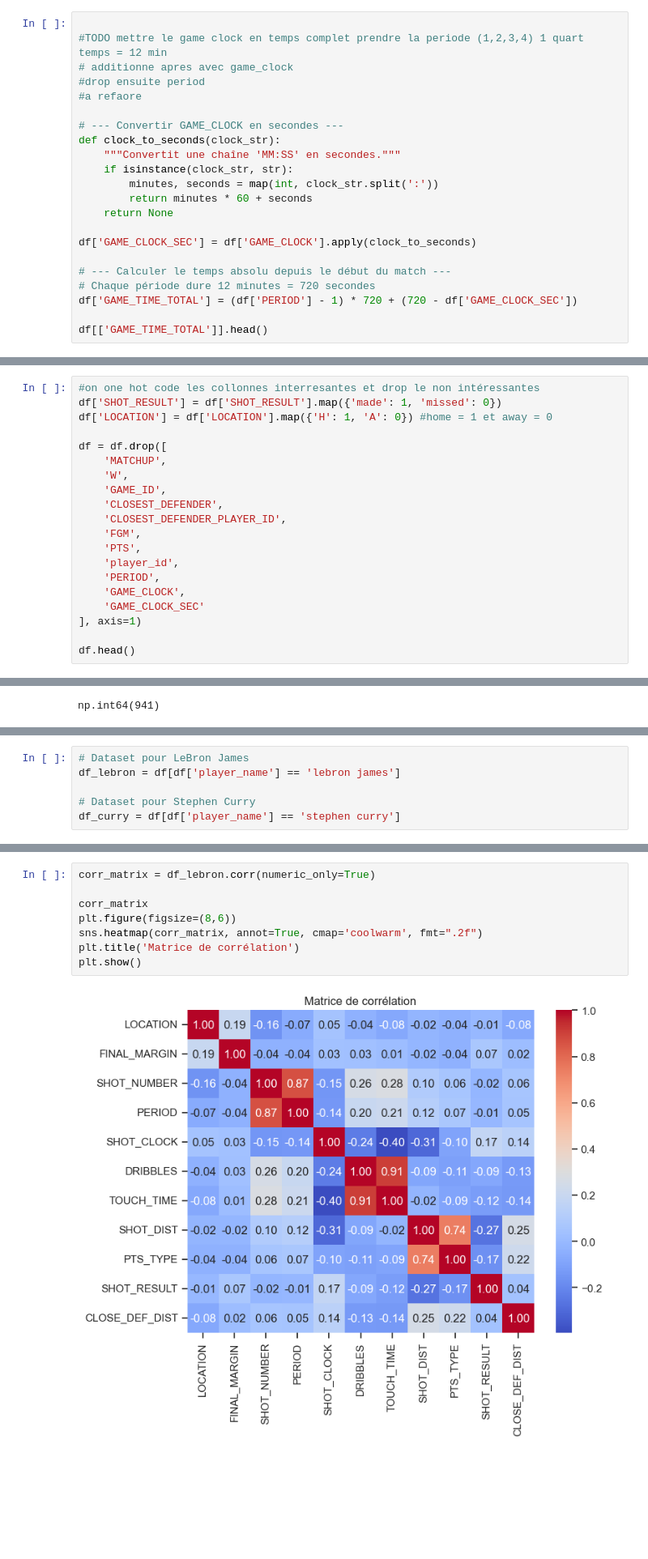
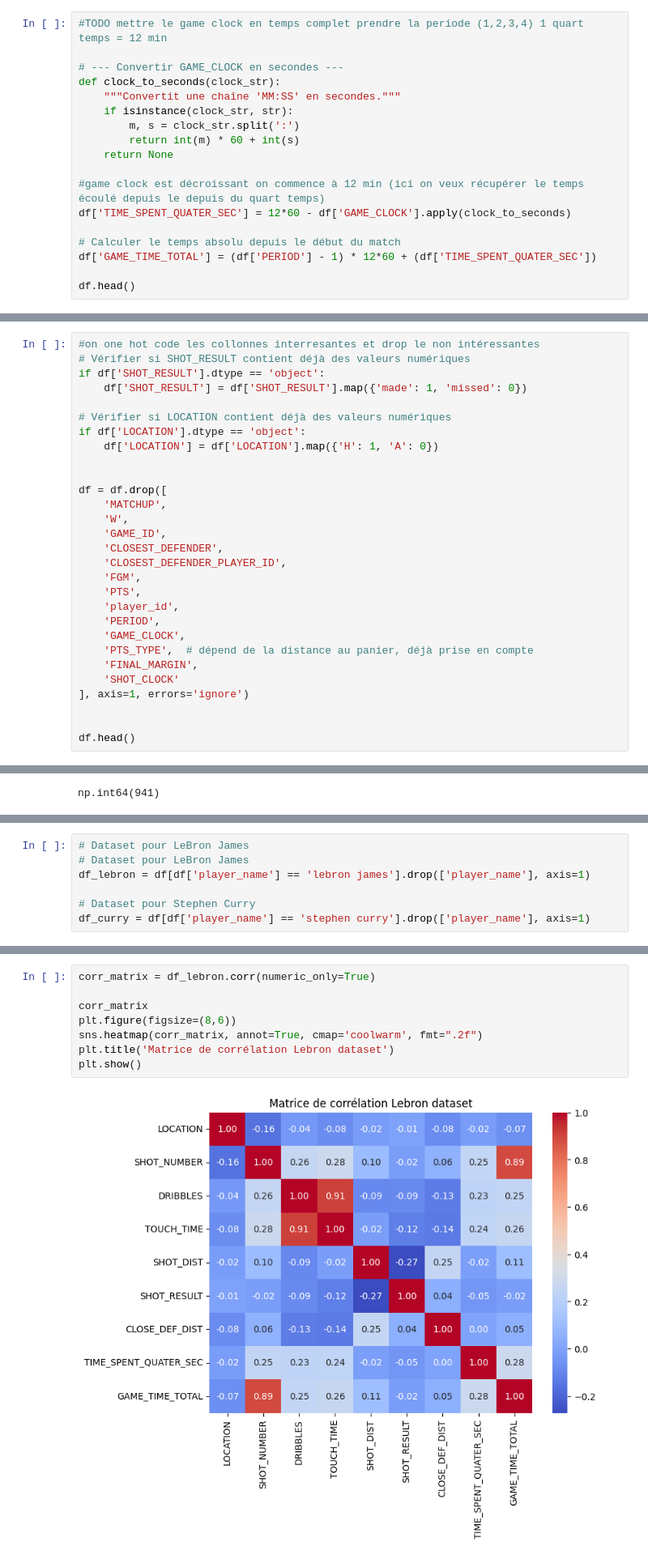
Before and after one commit to Bapt1st3/shot_prevision, a Jupyter notebook: projet.ipynb, the cells around one changed output, grey strips where cells are left out. Shown: that part at 81% size. Cells and saved outputs as stored; diff of their text form; blank space fills up the shorter version.

Commit message:
dev: - rajout commentaire - amélioration de la fonction te convertissement string to sec - étude plus approfondie  des corrélations

```diff
--- a/projet.ipynb
+++ b/projet.ipynb
@@ -152,23 +178,19 @@ df = df.dropna(subset=['SHOT_CLOCK'])
 # %%
-
 #TODO mettre le game clock en temps complet prendre la periode (1,2,3,4) 1 quart temps = 12 min
-# additionne apres avec game_clock
-#drop ensuite period
-#a refaore
 
 # --- Convertir GAME_CLOCK en secondes ---
 def clock_to_seconds(clock_str):
     """Convertit une chaîne 'MM:SS' en secondes."""
     if isinstance(clock_str, str):
-        minutes, seconds = map(int, clock_str.split(':'))
-        return minutes * 60 + seconds
+        m, s = clock_str.split(':')
+        return int(m) * 60 + int(s)
     return None
 
-df['GAME_CLOCK_SEC'] = df['GAME_CLOCK'].apply(clock_to_seconds)
+#game clock est décroissant on commence à 12 min (ici on veux récupérer le temps écoulé depuis le depuis du quart temps)
+df['TIME_SPENT_QUATER_SEC'] = 12*60 - df['GAME_CLOCK'].apply(clock_to_seconds)
 
-# --- Calculer le temps absolu depuis le début du match ---
-# Chaque période dure 12 minutes = 720 secondes
-df['GAME_TIME_TOTAL'] = (df['PERIOD'] - 1) * 720 + (720 - df['GAME_CLOCK_SEC'])
+# Calculer le temps absolu depuis le début du match
+df['GAME_TIME_TOTAL'] = (df['PERIOD'] - 1) * 12*60 + (df['TIME_SPENT_QUATER_SEC'])
 
-df[['GAME_TIME_TOTAL']].head()
+df.head()
 # %% [output]
@@ -197,7 +204,13 @@ Name: count, Length: 3291, dtype: int64
 # %%
 #on one hot code les collonnes interresantes et drop le non intéressantes
-df['SHOT_RESULT'] = df['SHOT_RESULT'].map({'made': 1, 'missed': 0})
-df['LOCATION'] = df['LOCATION'].map({'H': 1, 'A': 0}) #home = 1 et away = 0
+# Vérifier si SHOT_RESULT contient déjà des valeurs numériques
+if df['SHOT_RESULT'].dtype == 'object':
+    df['SHOT_RESULT'] = df['SHOT_RESULT'].map({'made': 1, 'missed': 0})
+
+# Vérifier si LOCATION contient déjà des valeurs numériques
+if df['LOCATION'].dtype == 'object':
+    df['LOCATION'] = df['LOCATION'].map({'H': 1, 'A': 0})
+
 
 df = df.drop([
     'MATCHUP',
@@ -210,8 +223,11 @@ df = df.drop([
     'player_id',
     'PERIOD',
     'GAME_CLOCK',
-    'GAME_CLOCK_SEC'
-], axis=1)
+    'PTS_TYPE',  # dépend de la distance au panier, déjà prise en compte
+    'FINAL_MARGIN',
+    'SHOT_CLOCK'
+], axis=1, errors='ignore')
+
 
 df.head()
 # %% [output]
@@ -262,9 +280,10 @@ df.describe()
 # %%
 # Dataset pour LeBron James
-df_lebron = df[df['player_name'] == 'lebron james']
+# Dataset pour LeBron James
+df_lebron = df[df['player_name'] == 'lebron james'].drop(['player_name'], axis=1)
 
 # Dataset pour Stephen Curry
-df_curry = df[df['player_name'] == 'stephen curry']
+df_curry = df[df['player_name'] == 'stephen curry'].drop(['player_name'], axis=1)
 # %%
 df_lebron
 # %% [output]
@@ -294,10 +313,10 @@ plt.show()
 # %%
 corr_matrix = df_lebron.corr(numeric_only=True)
 
 corr_matrix
 plt.figure(figsize=(8,6))
 sns.heatmap(corr_matrix, annot=True, cmap='coolwarm', fmt=".2f")
-plt.title('Matrice de corrélation')
+plt.title('Matrice de corrélation Lebron dataset')
 plt.show()
 # %% [output]
-[figure, old version]
+[figure, new version]
```
Also changed, not shown: parts of 13 cells of this notebook.
